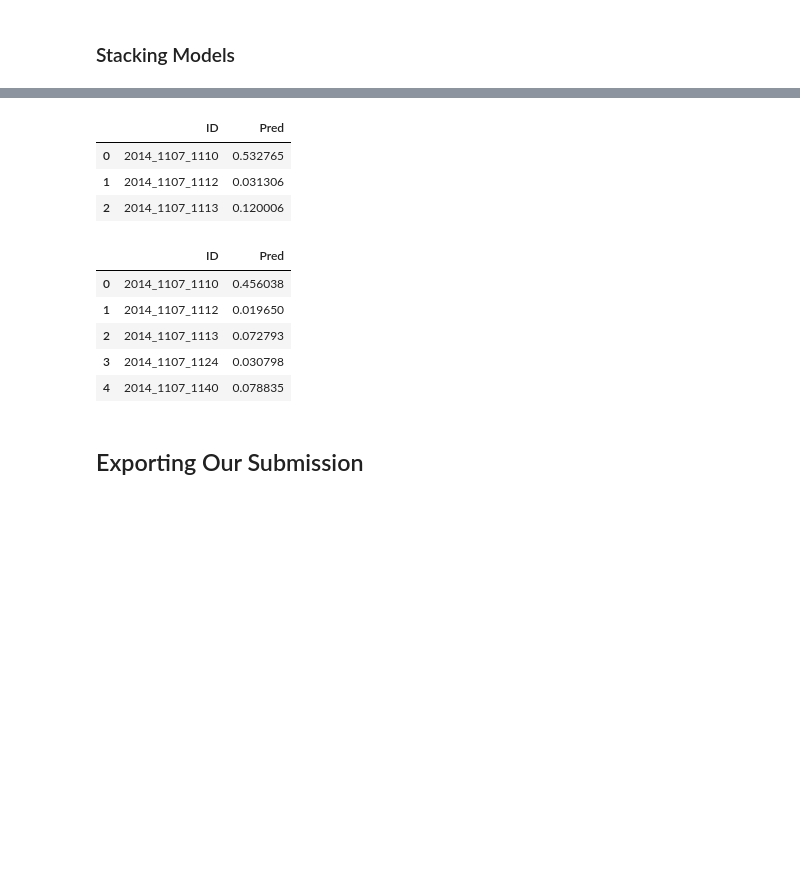
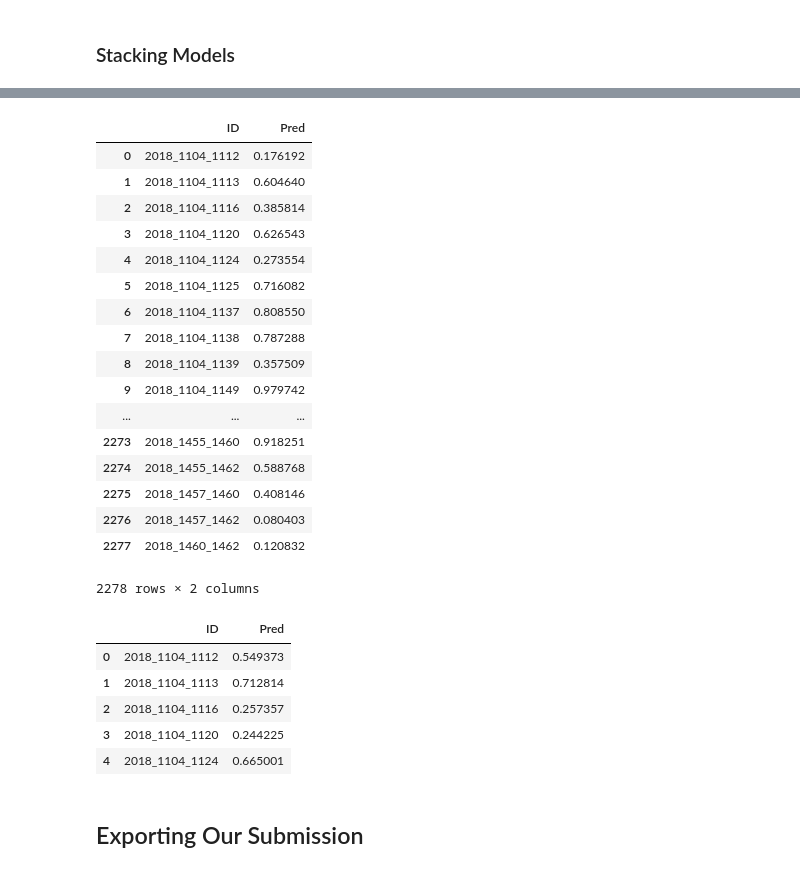
Before and after one commit to bricewalker/NCAA-2018-Mens-March-Madness, a Jupyter notebook: Madness.ipynb, the cells around one changed output, grey strips where cells are left out. Saved outputs shown, nothing was run; the diff lists cells and outputs as text; code cells hidden in the pictures; blank space fills up the shorter version.

Commit message:
updating with prelim data

```diff
--- a/Madness.ipynb
+++ b/Madness.ipynb
@@ -1619,22 +1679,36 @@ nn_results.head(3)
 # %%
-trueskill_results = pd.read_csv('Data/Predictions/trueskill_results.csv')
-trueskill_results.head(3)
+trueskill_results = pd.read_csv('Data/Predictions/trueskill_results2018.csv')
+trueskill_results
 # %% [output]
 |  | ID | Pred |
-| 0 | 2014_1107_1110 | 0.532765 |
-| 1 | 2014_1107_1112 | 0.031306 |
-| 2 | 2014_1107_1113 | 0.120006 |
+| 0 | 2018_1104_1112 | 0.176192 |
+| 1 | 2018_1104_1113 | 0.604640 |
+| 2 | 2018_1104_1116 | 0.385814 |
+| 3 | 2018_1104_1120 | 0.626543 |
+| 4 | 2018_1104_1124 | 0.273554 |
+| 5 | 2018_1104_1125 | 0.716082 |
+| 6 | 2018_1104_1137 | 0.808550 |
+| 7 | 2018_1104_1138 | 0.787288 |
+| 8 | 2018_1104_1139 | 0.357509 |
+| 9 | 2018_1104_1149 | 0.979742 |
+| ... | ... | ... |
+| 2273 | 2018_1455_1460 | 0.918251 |
+| 2274 | 2018_1455_1462 | 0.588768 |
+| 2275 | 2018_1457_1460 | 0.408146 |
+| 2276 | 2018_1457_1462 | 0.080403 |
+| 2277 | 2018_1460_1462 | 0.120832 |
+2278 rows × 2 columns
 # %%
 final_predictions = sample_sub_pd
 final_predictions.Pred = (class_results.Pred * 0.40 + nn_results.Pred * 0.40 + trueskill_results.Pred * 0.20)
 final_predictions.head()
 # %% [output]
 |  | ID | Pred |
-| 0 | 2014_1107_1110 | 0.456038 |
-| 1 | 2014_1107_1112 | 0.019650 |
-| 2 | 2014_1107_1113 | 0.072793 |
-| 3 | 2014_1107_1124 | 0.030798 |
-| 4 | 2014_1107_1140 | 0.078835 |
+| 0 | 2018_1104_1112 | 0.549373 |
+| 1 | 2018_1104_1113 | 0.712814 |
+| 2 | 2018_1104_1116 | 0.257357 |
+| 3 | 2018_1104_1120 | 0.244225 |
+| 4 | 2018_1104_1124 | 0.665001 |
 # %% [markdown]
 <a id='exporting'></a>
 ## Exporting Our Submission
```
Also changed, not shown: parts of 27 cells of this notebook, 13 other files.
